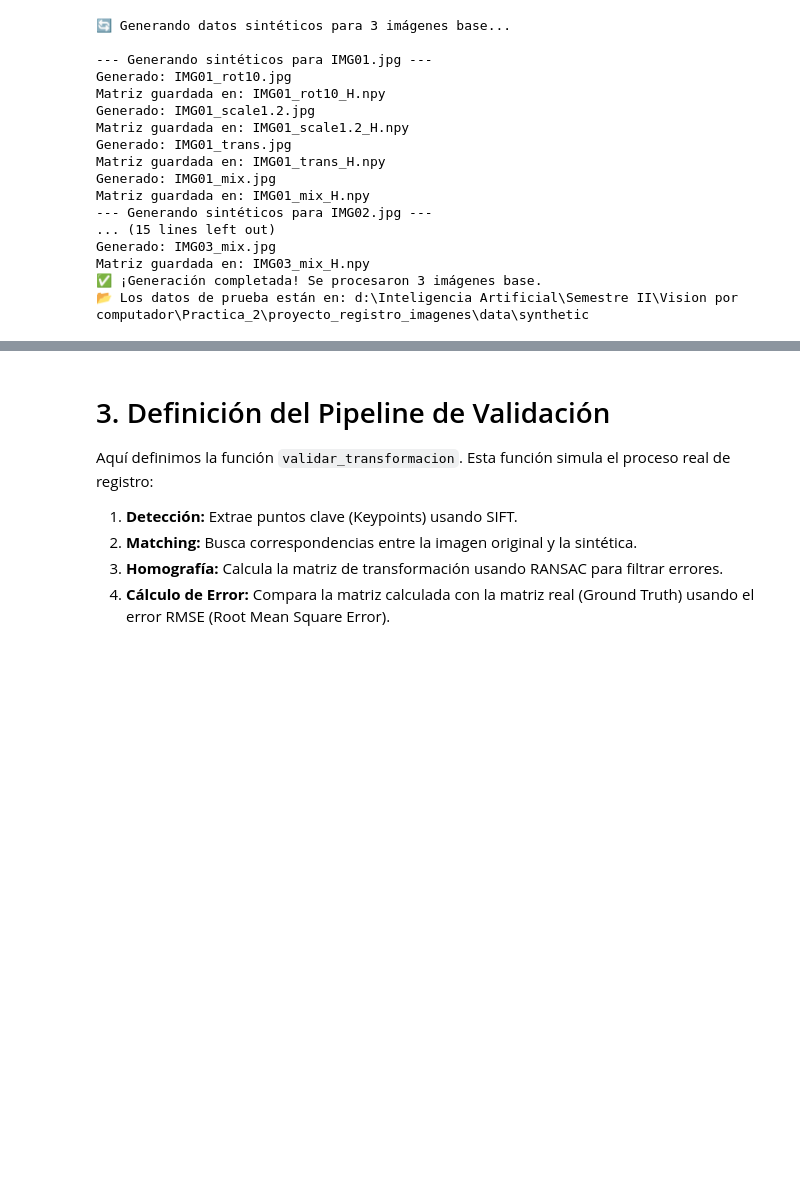
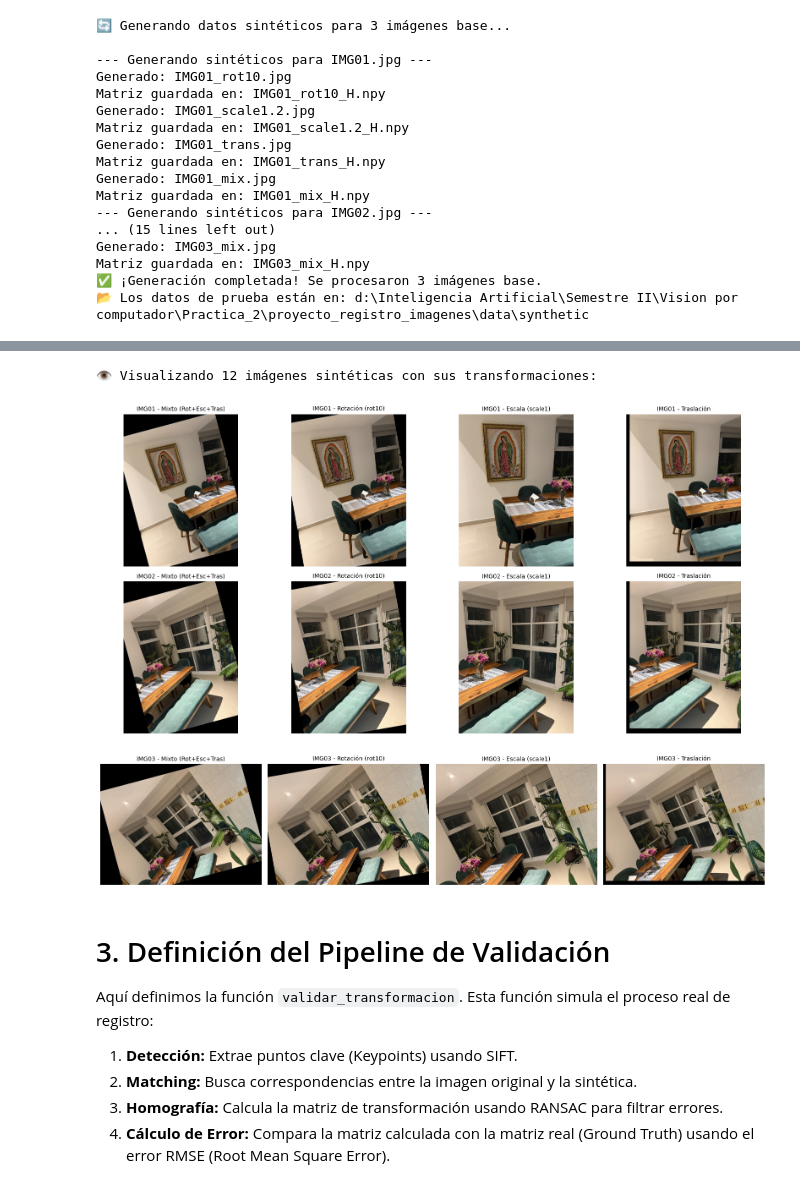
Before and after one commit to JuanPabloAI/fusion-perspectivas, a Jupyter notebook: notebooks/02_synthetic_validation.ipynb, the cells around one changed output, grey strips where cells are left out. Saved outputs shown, nothing was run; the diff lists cells and outputs as text; code cells hidden in the pictures; blank space fills up the shorter version.

Commit message:
Versión Final: Visualización de datos sintéticos y correcciones de reporte

```diff
--- a/notebooks/02_synthetic_validation.ipynb
+++ b/notebooks/02_synthetic_validation.ipynb
@@ -87,3 +98,60 @@ Matriz guardada en: IMG03_mix_H.npy
+# %%
+# --- Visualización de Datos Sintéticos con Títulos Descriptivos ---
+# 1. Buscar las imágenes generadas
+patron_busqueda = os.path.join(synthetic_dir, "*.jpg")
+archivos_sinteticos = glob.glob(patron_busqueda)
+archivos_sinteticos.sort() # Ordenar
+
+num_imagenes = len(archivos_sinteticos)
+
+if num_imagenes > 0:
+    print(f"\n👁️ Visualizando {num_imagenes} imágenes sintéticas con sus transformaciones:")
+
+    # 2. Configurar cuadrícula
+    cols = 4
+    rows = math.ceil(num_imagenes / cols)
+
+    plt.figure(figsize=(16, 4 * rows))
+
+    for i, file_path in enumerate(archivos_sinteticos):
+        img = cv2.imread(file_path)
+
+        if img is not None:
+            img_rgb = cv2.cvtColor(img, cv2.COLOR_BGR2RGB)
+
+            plt.subplot(rows, cols, i + 1)
+            plt.imshow(img_rgb)
+
+            # --- LÓGICA PARA EL TÍTULO ---
+            # Extraemos el nombre: "IMG01_rot10.jpg" -> "IMG01_rot10"
+            nombre_base = os.path.basename(file_path).split('.')[0]
+
+            # Separamos por el guion bajo '_' para obtener el sufijo
+            partes = nombre_base.split('_')
+            sufijo = partes[-1] if len(partes) > 1 else "Original"
+
+            # Asignamos un título más legible según el sufijo
+            if "rot" in sufijo:
+                titulo = f"Rotación ({sufijo})"
+            elif "scale" in sufijo:
+                titulo = f"Escala ({sufijo})"
+            elif "trans" in sufijo:
+                titulo = "Traslación"
+            elif "mix" in sufijo:
+                titulo = "Mixto (Rot+Esc+Tras)"
+            else:
+                titulo = sufijo # Por si acaso es otro nombre
+
+            plt.title(f"{partes[0]} - {titulo}", fontsize=10)
+            plt.axis('off')
+
+    plt.tight_layout()
+    plt.show()
+else:
+    print(f"⚠️ No se encontraron imágenes en: {synthetic_dir}")
+# %% [output]
+👁️ Visualizando 12 imágenes sintéticas con sus transformaciones:
+[figure, added]
 # %% [markdown]
 # 3. Definición del Pipeline de Validación
 
```
Also changed, not shown: parts of 2 cells of this notebook, 1 other file.
